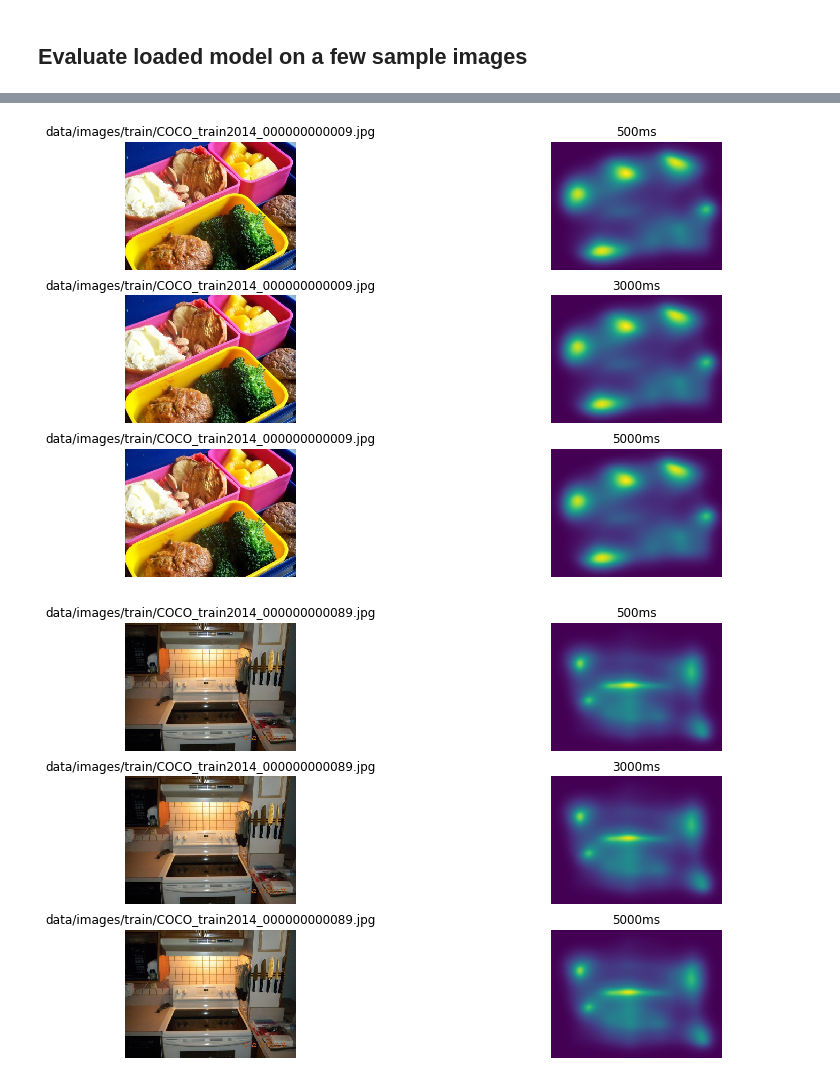
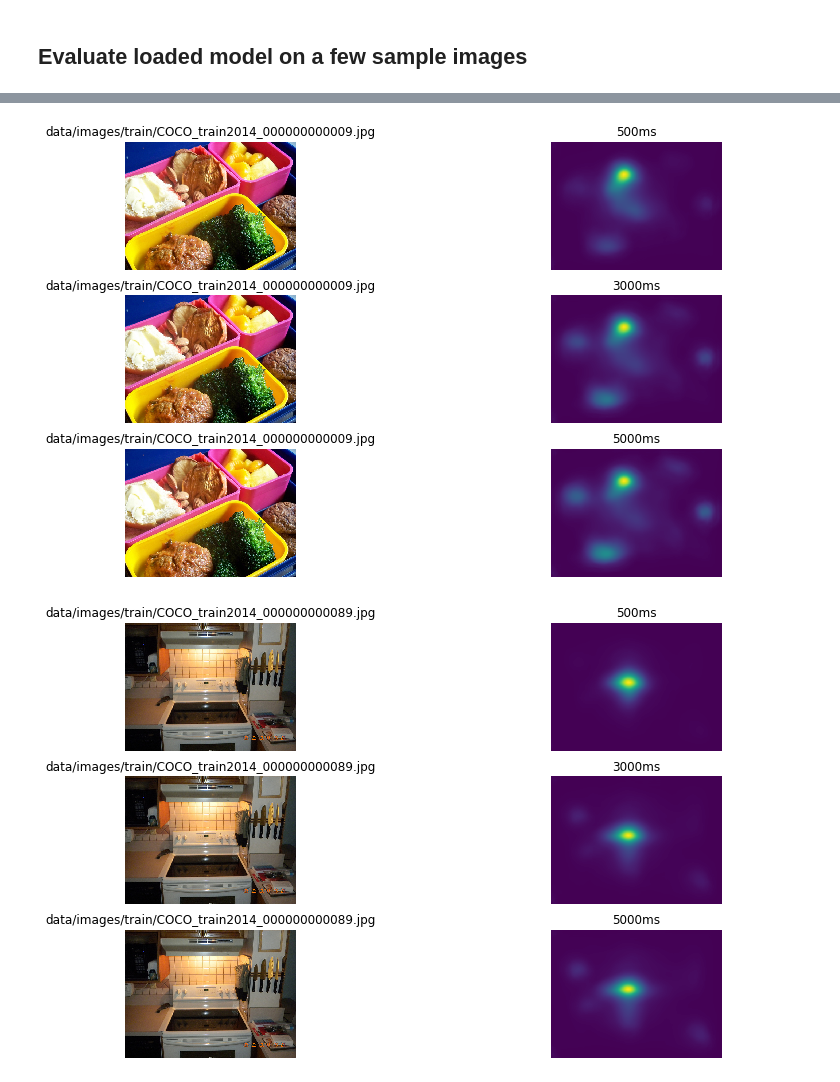
Before and after one commit to LudoHoff/TemporalSaliencyPrediction, a Jupyter notebook: MDSEM.ipynb, the cells around one changed output, grey strips where cells are left out. Drawn from its saved outputs; the diff is of its cells as text; code cells hidden in the pictures.

```diff
--- a/MDSEM.ipynb
+++ b/MDSEM.ipynb
@@ -76,10 +73,9 @@ def preprocess_images(paths, shape_r, shape_c):
         original_image = cv2.imread(path)
         padded_image = padding(original_image, shape_r, shape_c, 3)
         ims[i] = padded_image
-
-    ims[:, :, :, 0] -= 103.939
-    ims[:, :, :, 1] -= 116.779
-    ims[:, :, :, 2] -= 123.68
+        ims[i,:,:,0] -= 103.939
+        ims[i,:,:,1] -= 116.779
+        ims[i,:,:,2] -= 123.68
 
     return ims
 
@@ -101,19 +97,22 @@ def reverse_preprocess(img):
 # %%
 model_inp_size = (240, 320)
 image_path = "data/images/train/"
-output_path = "data/3-sliced_predictions/"
-imgs = [os.path.join(image_path, f) for f in sorted(os.listdir(image_path)) if f != ".DS_Store"][0:2]
+output_path = "data/3-sliced_mdsem_preds/"
+
+imgs = [os.path.join(image_path, f) for f in sorted(os.listdir(image_path)) if f != ".DS_Store"][5000:]
 images = preprocess_images(imgs, model_inp_size[0], model_inp_size[1])
 # %% [output]
 [interactive output not drawn]
-# %%
-preds_mdsem = loaded_model.predict(images)
 # %%
+BATCH_SIZE = 10
 times = [500, 3000, 5000]
 ntimes = len(times)
 
-for i in range(len(images)):
-    for t in range(ntimes):
-        filename = imgs[i].split('/')[-1][:-3] + 'png'
-        pred = preds_mdsem[0][i,t,:,:,0]
-        cv2.imwrite(output_path + str(times[t]) + '/' + filename, 255 * pred / pred.max())
+for i in tqdm(range(0, len(images), BATCH_SIZE)):
+    preds_mdsem = loaded_model.predict(images[i:i+BATCH_SIZE])
+
+    for j in range(BATCH_SIZE):
+        for t in range(ntimes):
+            filename = imgs[i+j].split('/')[-1][:-3] + 'png'
+            pred = preds_mdsem[0][j,t,:,:,0]
+            cv2.imwrite(output_path + str(times[t]) + '/' + filename, 255 * pred / pred.max())
@@ -120,23 +121,20 @@ for i in range(len(images)):
 # %%
-# NOTE: the model output has a dimension for which viewing duration to predict (for a total of 3 durations)
-# if you only want to use a single viewing duration, use the 3000 ms duration (which is at index 1)
-# which corresponds to viewing durations in standard saliency datasets
-
 times = [500, 3000, 5000]
 ntimes = len(times)
 
-for i in range(len(images)):
+for i in range(3):
+    filename = imgs[i].split('/')[-1]
     plt.figure(figsize = (14,8))
     # Plot maps for each timestep
     for t in range(ntimes):
         plt.subplot(ntimes,2,t*2+1)
-        plt.imshow(reverse_preprocess(images[i]))
+        plt.imshow(imread(image_path + filename))
         plt.axis('off')
         plt.title(imgs[i])
         plt.subplot(ntimes,2,t*2+2)
-        plt.imshow(preds_mdsem[0][i,t,:,:,0])
+        plt.imshow(imread(output_path + str(times[t]) + '/' + filename[:-3] + 'png'))
         plt.axis('off')
         plt.title(str(times[t])+'ms')
 # %% [output]
-[figure, old version]
+[figure, new version]
-[figure, old version]
+[figure, new version]
```
Also changed, not shown: parts of 6 cells of this notebook, 5 other files.
